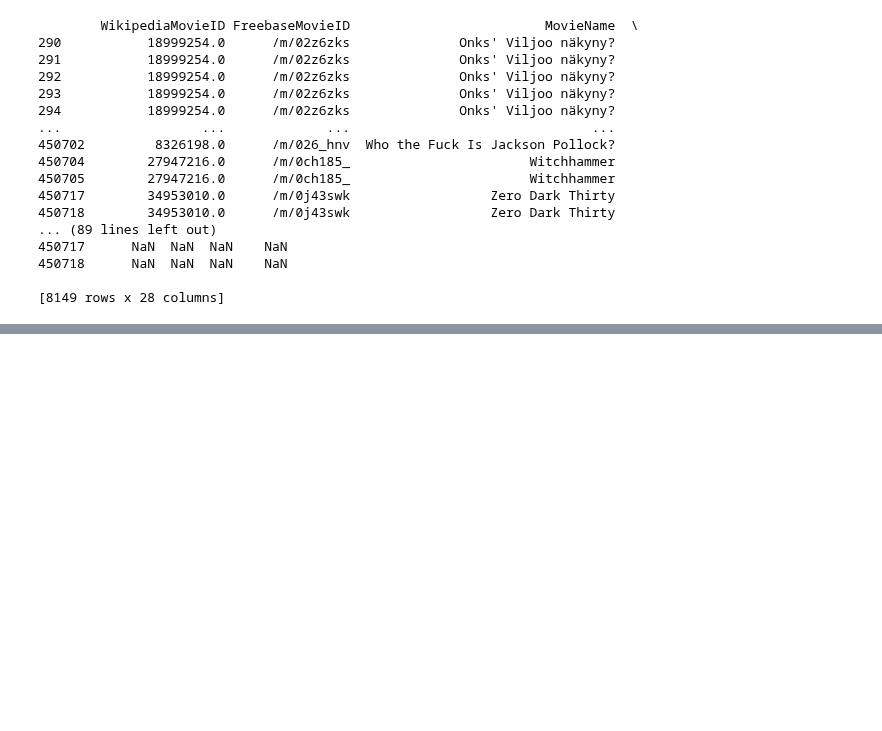
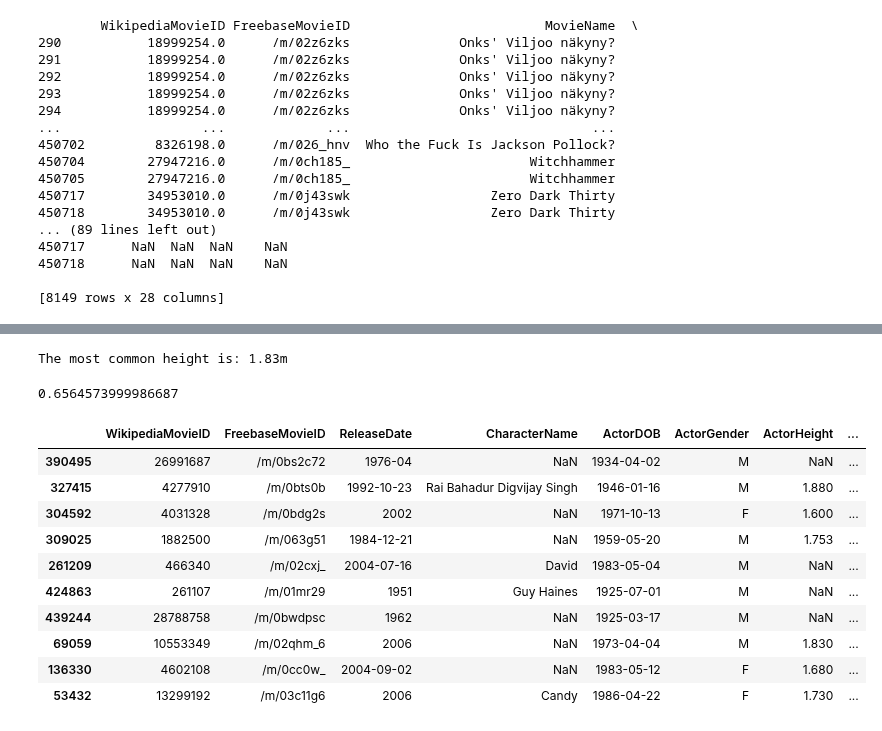
Before and after one commit to epfl-ada/ada-2024-project-arabsdatascientists2024, a Jupyter notebook: Exlploration_CMU.ipynb, the cells around one changed output, grey strips where cells are left out. Cells and saved outputs as stored; diff of their text form; code cells hidden in the pictures; blank space fills up the shorter version.

Commit message:
webscarpping function working quite well for height now, to generalize for other features...

```diff
--- a/Exlploration_CMU.ipynb
+++ b/Exlploration_CMU.ipynb
@@ -891,0 +1055,46 @@ print(duplicate_movies)
+# %%
+from collections import Counter
+import re
+
+def get_most_common_height(heights):
+    # Define a regex pattern to filter only reasonable heights (e.g., between 1 and 3 meters or common feet/inch patterns)
+    valid_height_pattern = re.compile(r'^(\d+(\.\d+)?\s?m|cm|\d{1,2}\'\s?\d{0,2}"|feet|ft)$')
+
+    # Filter the list to include only valid heights
+    filtered_heights = [height for height in heights if valid_height_pattern.match(height)]
+
+    # Count occurrences of each height in the filtered list
+    height_counts = Counter(filtered_heights)
+
+    # Get the most common height, if available
+    if height_counts:
+        most_common_height = height_counts.most_common(1)[0][0]
+        return most_common_height
+    else:
+        return None  # No valid height found
+
+# Example usage
+heights = ['1.83m', '', '', '', '6ft0', '182.9cm', '1.83m', '1.83m', '6feet', '91m', '41m', '140m', '22m', '187cm', '6ft2in', '1.83m']
+most_common_height = get_most_common_height(heights)
+print(f"The most common height is: {most_common_height}")
+# %% [output]
+The most common height is: 1.83m
+# %%
+character_metadata['ActorHeight'].isna().sum()/len(character_metadata['ActorHeight'])
+# %% [output]
+0.6564573999986687
+# %%
+test=character_metadata.sample(10)
+test
+# %% [output]
+|  | WikipediaMovieID | FreebaseMovieID | ReleaseDate | CharacterName | ActorDOB | ActorGender | ActorHeight | ... |
+| 390495 | 26991687 | /m/0bs2c72 | 1976-04 | NaN | 1934-04-02 | M | NaN | ... |
+| 327415 | 4277910 | /m/0bts0b | 1992-10-23 | Rai Bahadur Digvijay Singh | 1946-01-16 | M | 1.880 | ... |
+| 304592 | 4031328 | /m/0bdg2s | 2002 | NaN | 1971-10-13 | F | 1.600 | ... |
+| 309025 | 1882500 | /m/063g51 | 1984-12-21 | NaN | 1959-05-20 | M | 1.753 | ... |
+| 261209 | 466340 | /m/02cxj_ | 2004-07-16 | David | 1983-05-04 | M | NaN | ... |
+| 424863 | 261107 | /m/01mr29 | 1951 | Guy Haines | 1925-07-01 | M | NaN | ... |
+| 439244 | 28788758 | /m/0bwdpsc | 1962 | NaN | 1925-03-17 | M | NaN | ... |
+| 69059 | 10553349 | /m/02qhm_6 | 2006 | NaN | 1973-04-04 | M | 1.830 | ... |
+| 136330 | 4602108 | /m/0cc0w_ | 2004-09-02 | NaN | 1983-05-12 | F | 1.680 | ... |
+| 53432 | 13299192 | /m/03c11g6 | 2006 | Candy | 1986-04-22 | F | 1.730 | ... |
```
Also changed, not shown: parts of 16 cells of this notebook.
